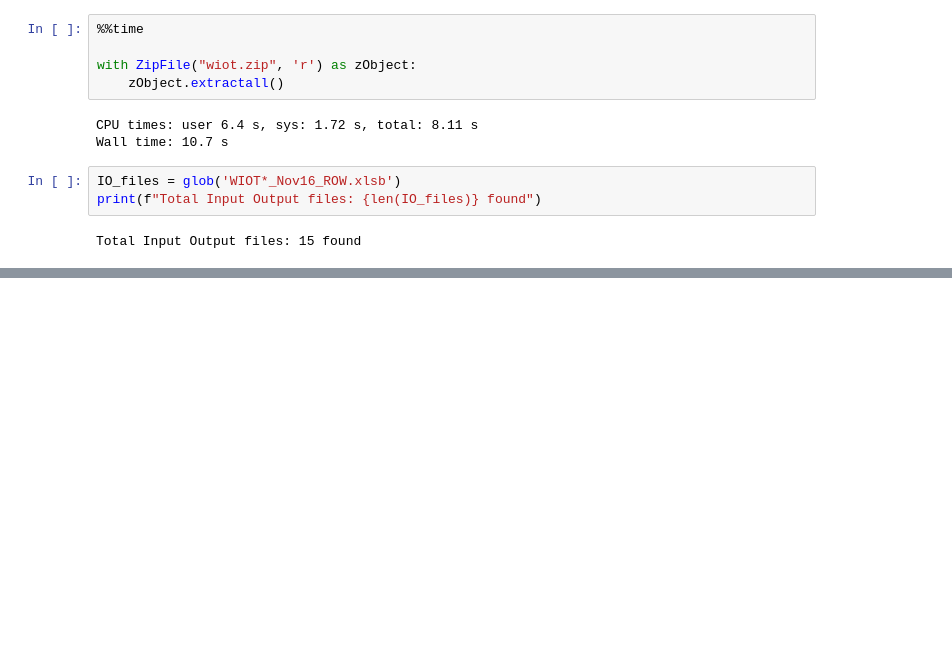
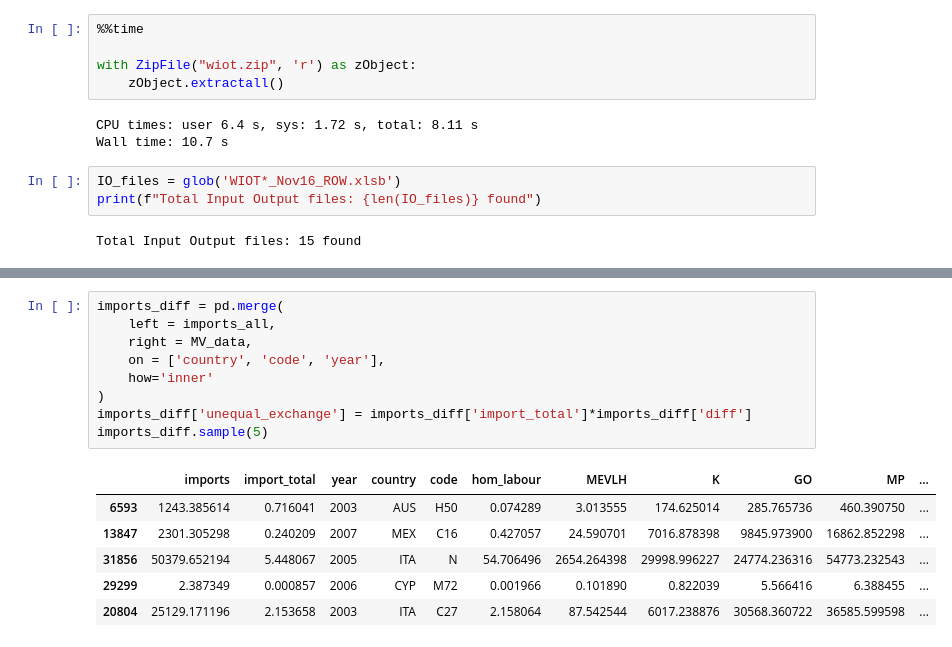
Before and after one commit to kavyajeetbora/ETL_wages, a Jupyter notebook: WIOD.ipynb, the cells around one changed output, grey strips where cells are left out. Saved outputs shown, nothing was run; the diff lists cells and outputs as text; blank space fills up the shorter version.

Commit message:
Add - calculation of unequal exchange

```diff
--- a/WIOD.ipynb
+++ b/WIOD.ipynb
@@ -734,0 +769,16 @@ TODO
+# %%
+imports_diff = pd.merge(
+    left = imports_all,
+    right = MV_data,
+    on = ['country', 'code', 'year'],
+    how='inner'
+)
+imports_diff['unequal_exchange'] = imports_diff['import_total']*imports_diff['diff']
+imports_diff.sample(5)
+# %% [output]
+|  | imports | import_total | year | country | code | hom_labour | MEVLH | K | GO | MP | ... |
+| 6593 | 1243.385614 | 0.716041 | 2003 | AUS | H50 | 0.074289 | 3.013555 | 174.625014 | 285.765736 | 460.390750 | ... |
+| 13847 | 2301.305298 | 0.240209 | 2007 | MEX | C16 | 0.427057 | 24.590701 | 7016.878398 | 9845.973900 | 16862.852298 | ... |
+| 31856 | 50379.652194 | 5.448067 | 2005 | ITA | N | 54.706496 | 2654.264398 | 29998.996227 | 24774.236316 | 54773.232543 | ... |
+| 29299 | 2.387349 | 0.000857 | 2006 | CYP | M72 | 0.001966 | 0.101890 | 0.822039 | 5.566416 | 6.388455 | ... |
+| 20804 | 25129.171196 | 2.153658 | 2003 | ITA | C27 | 2.158064 | 87.542544 | 6017.238876 | 30568.360722 | 36585.599598 | ... |
```
Also changed, not shown: parts of 11 cells of this notebook.
